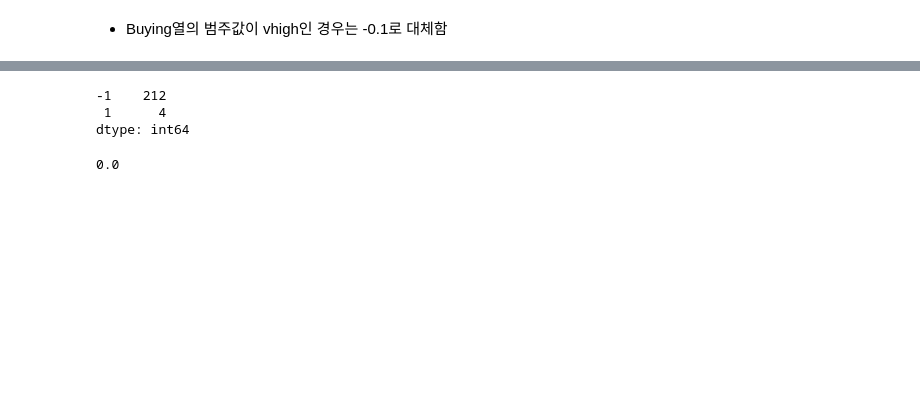
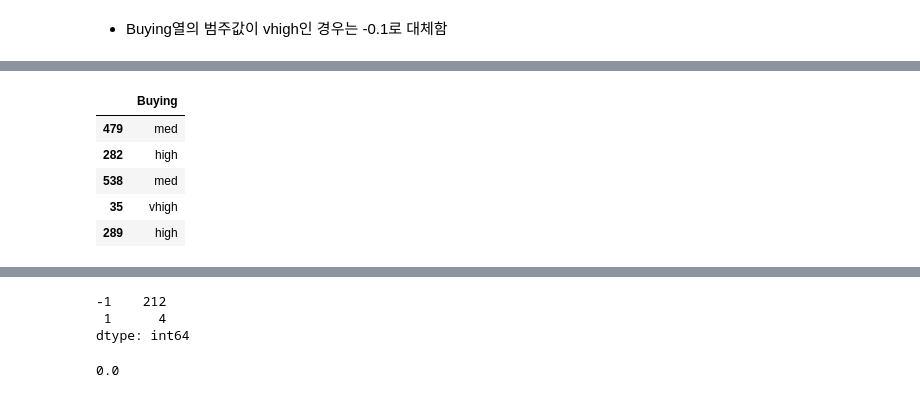
Before and after one commit to junhokim42/Python_study, a Jupyter notebook: Bigdata_training/Bigdata_analysis/day7/머신러닝 필수 전처리/07_ 범주형 변수 처리.ipynb, the cells around one changed output, grey strips where cells are left out. Drawn from its saved outputs; the diff is of its cells as text; code cells hidden in the pictures; blank space fills up the shorter version.

```diff
--- a/Bigdata_training/Bigdata_analysis/day7/머신러닝 필수 전처리/07_ 범주형 변수 처리.ipynb
+++ b/Bigdata_training/Bigdata_analysis/day7/머신러닝 필수 전처리/07_ 범주형 변수 처리.ipynb
@@ -282,0 +288,11 @@ pred_Y=model.predict(Test_X)
+# %%
+# Buying 컬럼만 추출해서 df로 구성
+temp_df = Train_df[['Buying']]
+temp_df.head()
+# %% [output]
+|  | Buying |
+| 479 | med |
+| 282 | high |
+| 538 | med |
+| 35 | vhigh |
+| 289 | high |
```
Also changed, not shown: parts of 62 cells of this notebook, 10 other files.
